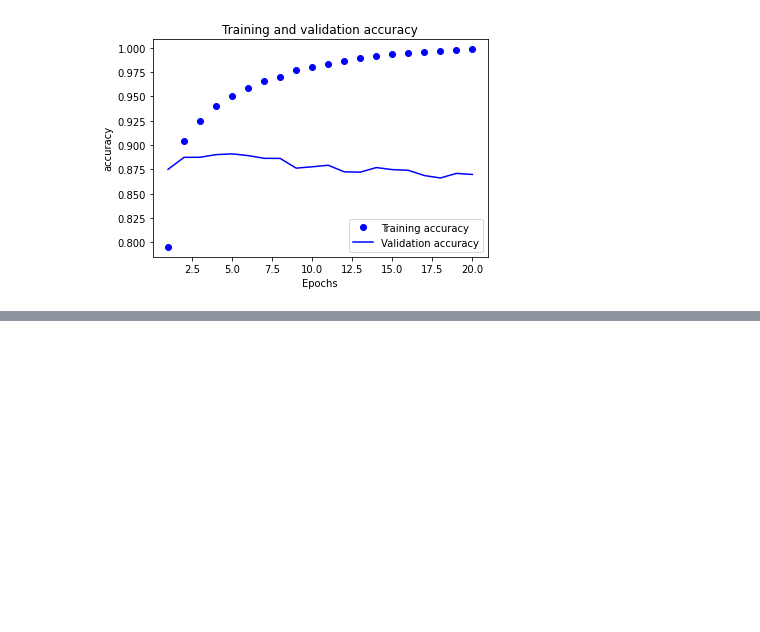
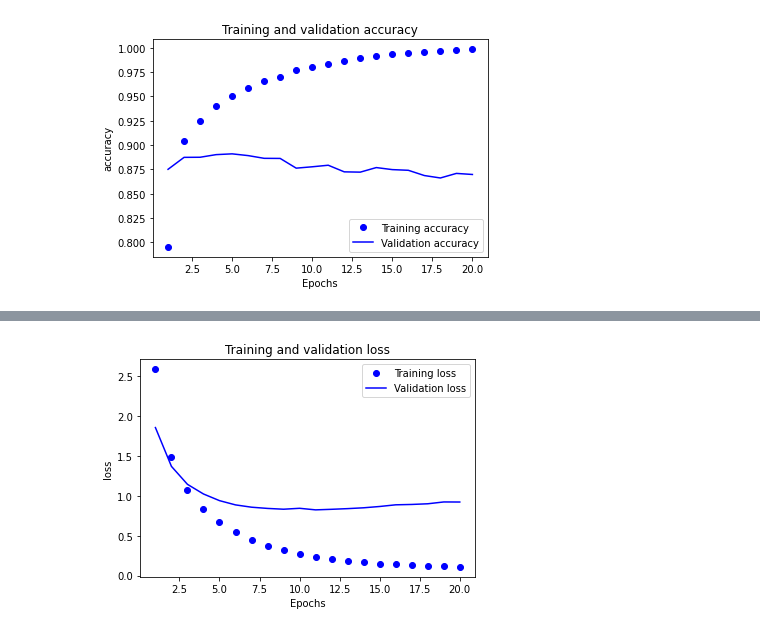
Before and after one commit to eballesteros/deep-learning-with-python-notebooks, a Jupyter notebook: my_notebooks/chapter04_getting-started-with-neural-networks.ipynb, the cells around one changed output, grey strips where cells are left out. Saved outputs shown, nothing was run; the diff lists cells and outputs as text; code cells hidden in the pictures; blank space fills up the shorter version.

```diff
--- a/my_notebooks/chapter04_getting-started-with-neural-networks.ipynb
+++ b/my_notebooks/chapter04_getting-started-with-neural-networks.ipynb
@@ -234,0 +252,4 @@ Epoch 20/20
+# %%
+# vectorize inputs
+x_train = multi_hot_encode(train_data)
+x_test = multi_hot_encode(test_data)
@@ -234,0 +269,38 @@ Epoch 20/20
+# %%
+# very similar to previous one, just change:
+# - units last layer
+# - default n_units (more capacity)
+# - loss
+def get_model(*, n_representation_layers=3, n_units=64, intermediate_activation="relu", loss="categorical_crossentropy"):
+
+    # representation layers
+    layer_list = n_representation_layers * [layers.Dense(n_units, activation=intermediate_activation)]
+
+    # final layer
+    layer_list.append(layers.Dense(46, activation="softmax"))
+
+    model = keras.Sequential(layer_list)
+    model.compile(
+        optimizer="rmsprop",
+        loss=loss,
+        metrics=["accuracy"]
+    )
+
+    return model
+
+model = get_model()
+# %%
+# validation split
+x_val = x_train[:1_000]
+partial_x_train = x_train[1_000:]
+y_val = y_train[:1_000]
+partial_y_train = y_train[1_000:]
+# %%
+# train for 20 epochs
+history = model.fit(
+    partial_x_train,
+    partial_y_train,
+    epochs=20,
+    batch_size=512,
+    validation_data=(x_val, y_val)
+)
@@ -234,0 +326,4 @@ Epoch 20/20
+# %%
+plot_history(history, "loss")
+# %% [output]
+[figure, added]
```
Also changed, not shown: parts of 23 cells of this notebook.
